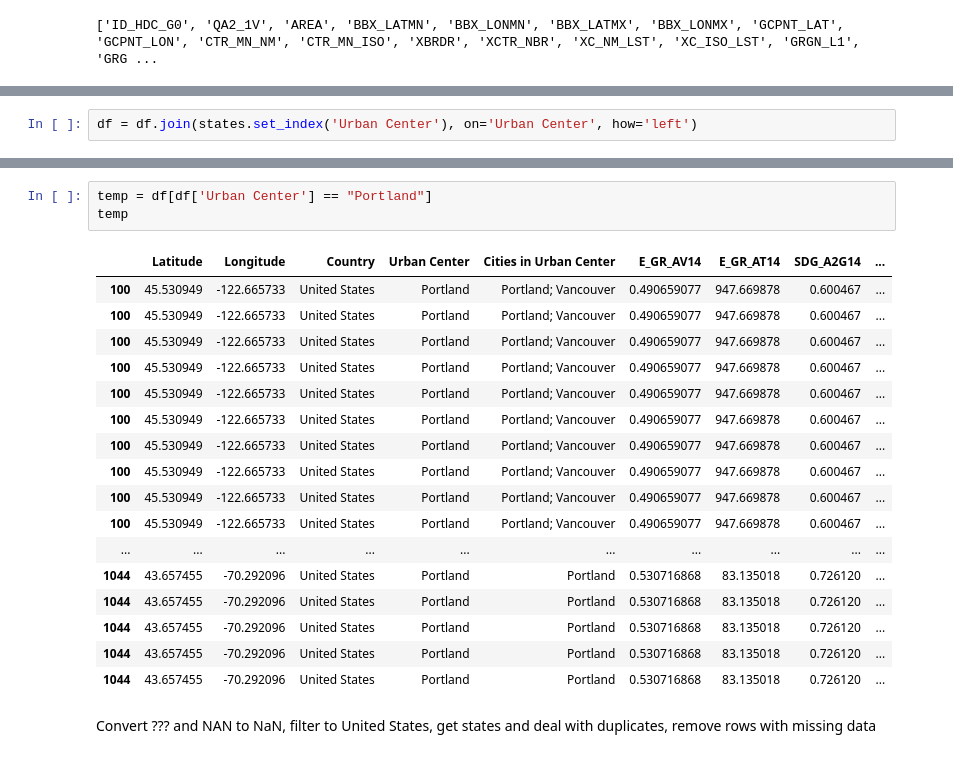
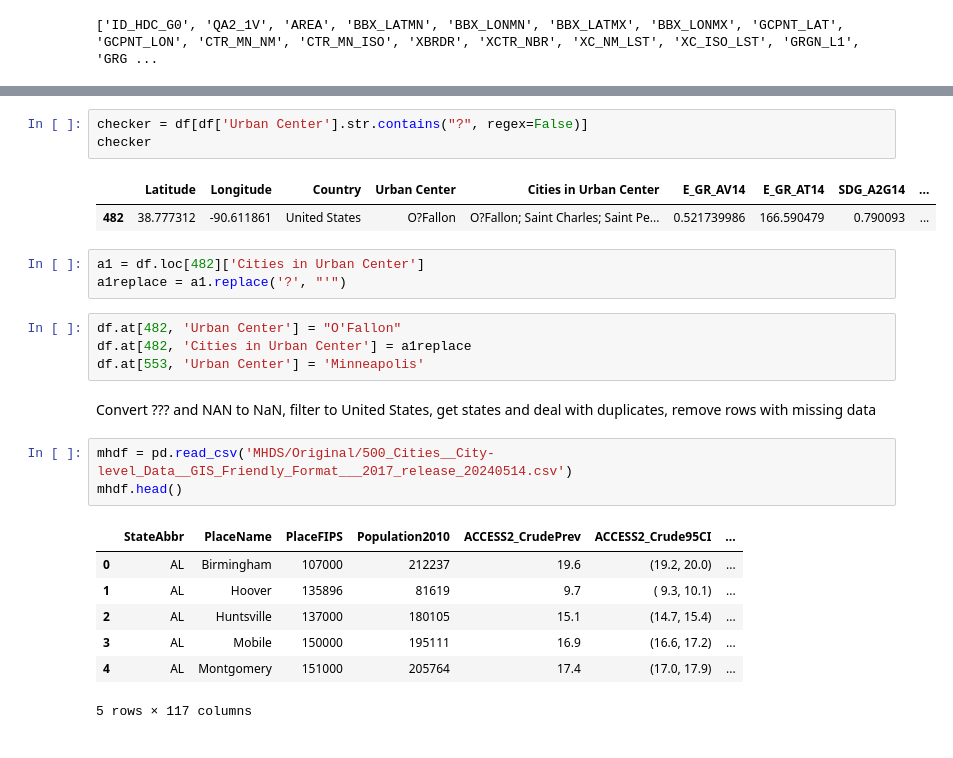
Before and after one commit to shuting2023/Natures_Rx, a Jupyter notebook: Greenspace_Data_Cleaning.ipynb, the cells around one changed output, grey strips where cells are left out. Cells and saved outputs as stored; diff of their text form.

```diff
--- a/Greenspace_Data_Cleaning.ipynb
+++ b/Greenspace_Data_Cleaning.ipynb
@@ -48,2 +27,0 @@ print(states.shape)
-# %%
-df = df.join(states.set_index('Urban Center'), on='Urban Center', how='left')
@@ -75,23 +28,26 @@ Index([   2,    3,    5,    6,    9,   12,   13,   16,   17,   21,
 # %%
-temp = df[df['Urban Center'] == "Portland"]
-temp
+checker = df[df['Urban Center'].str.contains("?", regex=False)]
+checker
 # %% [output]
 |  | Latitude | Longitude | Country | Urban Center | Cities in Urban Center | E_GR_AV14 | E_GR_AT14 | SDG_A2G14 | ... |
-| 100 | 45.530949 | -122.665733 | United States | Portland | Portland; Vancouver | 0.490659077 | 947.669878 | 0.600467 | ... |
-| 100 | 45.530949 | -122.665733 | United States | Portland | Portland; Vancouver | 0.490659077 | 947.669878 | 0.600467 | ... |
-| 100 | 45.530949 | -122.665733 | United States | Portland | Portland; Vancouver | 0.490659077 | 947.669878 | 0.600467 | ... |
-| 100 | 45.530949 | -122.665733 | United States | Portland | Portland; Vancouver | 0.490659077 | 947.669878 | 0.600467 | ... |
-| 100 | 45.530949 | -122.665733 | United States | Portland | Portland; Vancouver | 0.490659077 | 947.669878 | 0.600467 | ... |
-| 100 | 45.530949 | -122.665733 | United States | Portland | Portland; Vancouver | 0.490659077 | 947.669878 | 0.600467 | ... |
-| 100 | 45.530949 | -122.665733 | United States | Portland | Portland; Vancouver | 0.490659077 | 947.669878 | 0.600467 | ... |
-| 100 | 45.530949 | -122.665733 | United States | Portland | Portland; Vancouver | 0.490659077 | 947.669878 | 0.600467 | ... |
-| 100 | 45.530949 | -122.665733 | United States | Portland | Portland; Vancouver | 0.490659077 | 947.669878 | 0.600467 | ... |
-| 100 | 45.530949 | -122.665733 | United States | Portland | Portland; Vancouver | 0.490659077 | 947.669878 | 0.600467 | ... |
-| ... | ... | ... | ... | ... | ... | ... | ... | ... | ... |
-| 1044 | 43.657455 | -70.292096 | United States | Portland | Portland | 0.530716868 | 83.135018 | 0.726120 | ... |
-| 1044 | 43.657455 | -70.292096 | United States | Portland | Portland | 0.530716868 | 83.135018 | 0.726120 | ... |
-| 1044 | 43.657455 | -70.292096 | United States | Portland | Portland | 0.530716868 | 83.135018 | 0.726120 | ... |
-| 1044 | 43.657455 | -70.292096 | United States | Portland | Portland | 0.530716868 | 83.135018 | 0.726120 | ... |
-| 1044 | 43.657455 | -70.292096 | United States | Portland | Portland | 0.530716868 | 83.135018 | 0.726120 | ... |
+| 482 | 38.777312 | -90.611861 | United States | O?Fallon | O?Fallon; Saint Charles; Saint Pe... | 0.521739986 | 166.590479 | 0.790093 | ... |
+# %%
+a1 = df.loc[482]['Cities in Urban Center']
+a1replace = a1.replace('?', "'")
+# %%
+df.at[482, 'Urban Center'] = "O'Fallon"
+df.at[482, 'Cities in Urban Center'] = a1replace
+df.at[553, 'Urban Center'] = 'Minneapolis'
 # %% [markdown]
 Convert ??? and NAN to NaN, filter to United States, get states and deal with duplicates, remove rows with missing data
+# %%
+mhdf = pd.read_csv('MHDS/Original/500_Cities__City-level_Data__GIS_Friendly_Format___2017_release_20240514.csv')
+mhdf.head()
+# %% [output]
+|  | StateAbbr | PlaceName | PlaceFIPS | Population2010 | ACCESS2_CrudePrev | ACCESS2_Crude95CI | ... |
+| 0 | AL | Birmingham | 107000 | 212237 | 19.6 | (19.2, 20.0) | ... |
+| 1 | AL | Hoover | 135896 | 81619 | 9.7 | ( 9.3, 10.1) | ... |
+| 2 | AL | Huntsville | 137000 | 180105 | 15.1 | (14.7, 15.4) | ... |
+| 3 | AL | Mobile | 150000 | 195111 | 16.9 | (16.6, 17.2) | ... |
+| 4 | AL | Montgomery | 151000 | 205764 | 17.4 | (17.0, 17.9) | ... |
+5 rows × 117 columns
```
Also changed, not shown: parts of 17 cells of this notebook, 1 other file.
